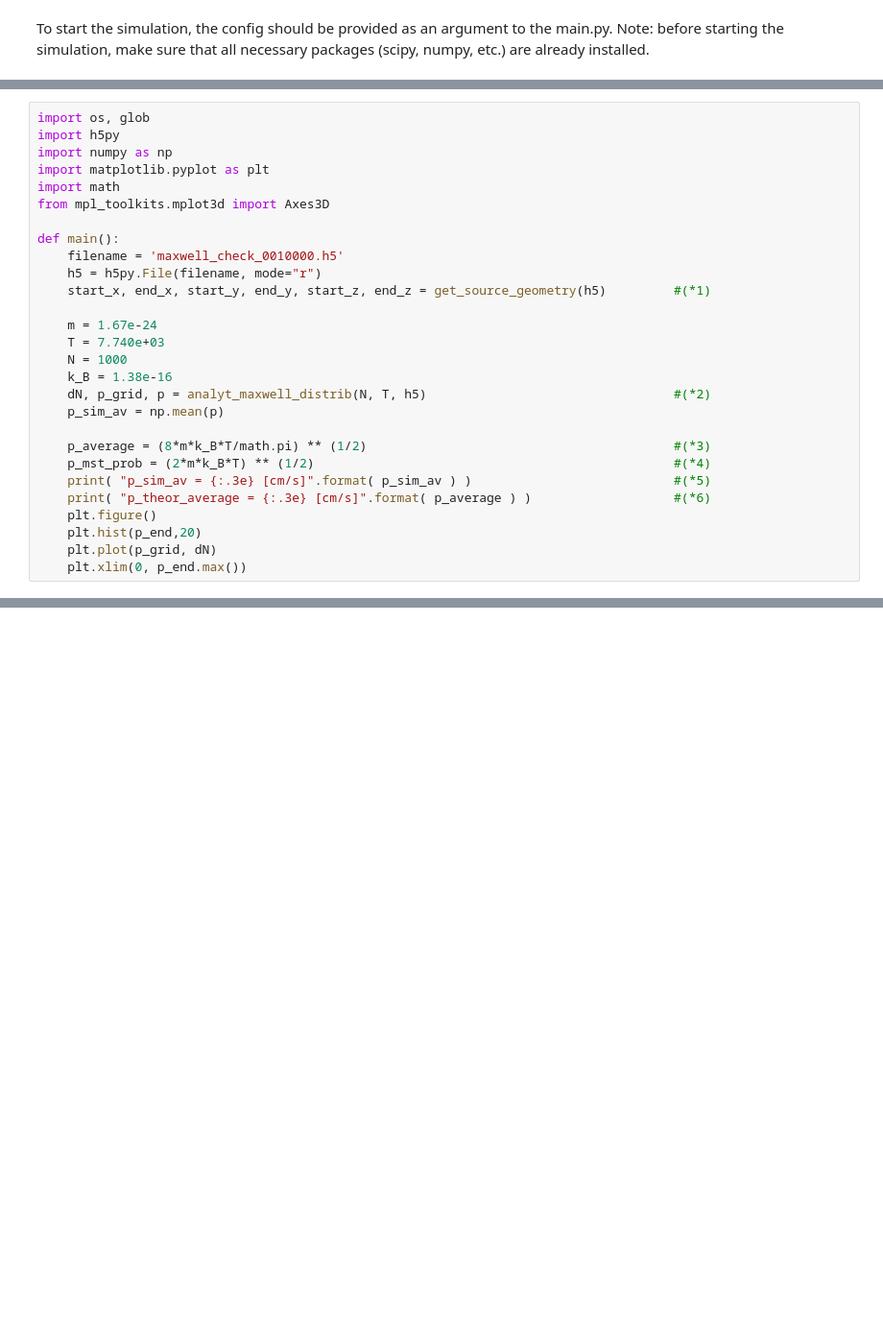
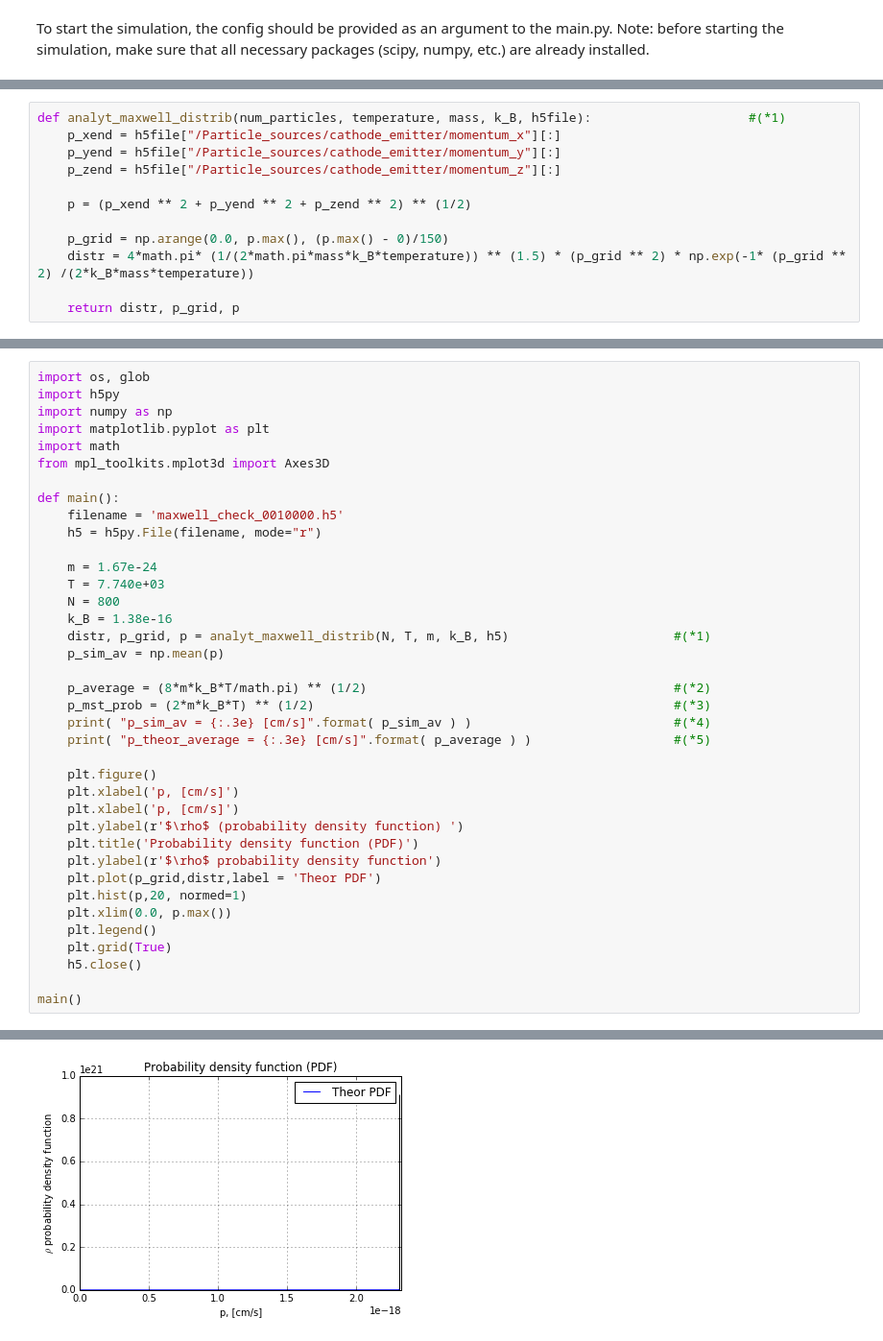
Before and after one commit to epicf/ef_python, a Jupyter notebook: examples/maxwell_check/maxwell_check.ipynb, the cells around one changed output, grey strips where cells are left out. Shown at 96% size. Saved outputs shown, nothing was run; the diff lists cells and outputs as text; blank space fills up the shorter version.

Commit message:
maxwell_check.ipynb config parameters has been fixed

```diff
--- a/examples/maxwell_check/maxwell_check.ipynb
+++ b/examples/maxwell_check/maxwell_check.ipynb
@@ -205,0 +227,12 @@ After the procedure of simulation completes, the corresponding *.h5 will emerge
+# %%
+def analyt_maxwell_distrib(num_particles, temperature, mass, k_B, h5file):                     #(*1)
+    p_xend = h5file["/Particle_sources/cathode_emitter/momentum_x"][:]
+    p_yend = h5file["/Particle_sources/cathode_emitter/momentum_y"][:]
+    p_zend = h5file["/Particle_sources/cathode_emitter/momentum_z"][:]
+
+    p = (p_xend ** 2 + p_yend ** 2 + p_zend ** 2) ** (1/2)
+
+    p_grid = np.arange(0.0, p.max(), (p.max() - 0)/150)
+    distr = 4*math.pi* (1/(2*math.pi*mass*k_B*temperature)) ** (1.5) * (p_grid ** 2) * np.exp(-1* (p_grid ** 2) /(2*k_B*mass*temperature))
+
+    return distr, p_grid, p
@@ -214,20 +255,31 @@ from mpl_toolkits.mplot3d import Axes3D
 def main():
     filename = 'maxwell_check_0010000.h5'
     h5 = h5py.File(filename, mode="r")
-    start_x, end_x, start_y, end_y, start_z, end_z = get_source_geometry(h5)         #(*1)
 
     m = 1.67e-24
     T = 7.740e+03
-    N = 1000
+    N = 800
     k_B = 1.38e-16
-    dN, p_grid, p = analyt_maxwell_distrib(N, T, h5)                                 #(*2)
+    distr, p_grid, p = analyt_maxwell_distrib(N, T, m, k_B, h5)                      #(*1)
     p_sim_av = np.mean(p)
 
-    p_average = (8*m*k_B*T/math.pi) ** (1/2)                                         #(*3)
-    p_mst_prob = (2*m*k_B*T) ** (1/2)                                                #(*4)
-    print( "p_sim_av = {:.3e} [cm/s]".format( p_sim_av ) )                           #(*5)
-    print( "p_theor_average = {:.3e} [cm/s]".format( p_average ) )                   #(*6)
+    p_average = (8*m*k_B*T/math.pi) ** (1/2)                                         #(*2)
+    p_mst_prob = (2*m*k_B*T) ** (1/2)                                                #(*3)
+    print( "p_sim_av = {:.3e} [cm/s]".format( p_sim_av ) )                           #(*4)
+    print( "p_theor_average = {:.3e} [cm/s]".format( p_average ) )                   #(*5)
+
     plt.figure()
-    plt.hist(p_end,20)
-    plt.plot(p_grid, dN)
-    plt.xlim(0, p_end.max())
+    plt.xlabel('p, [cm/s]')
+    plt.xlabel('p, [cm/s]')
+    plt.ylabel(r'$\rho$ (probability density function) ')
+    plt.title('Probability density function (PDF)')
+    plt.ylabel(r'$\rho$ probability density function')
+    plt.plot(p_grid,distr,label = 'Theor PDF')
+    plt.hist(p,20, normed=1)
+    plt.xlim(0.0, p.max())
+    plt.legend()
+    plt.grid(True)
+    h5.close()
+
+main()
+# %% [output]
@@ -233,0 +288 @@ def main():
+[figure, added]
```
Also changed, not shown: parts of 21 cells of this notebook.
